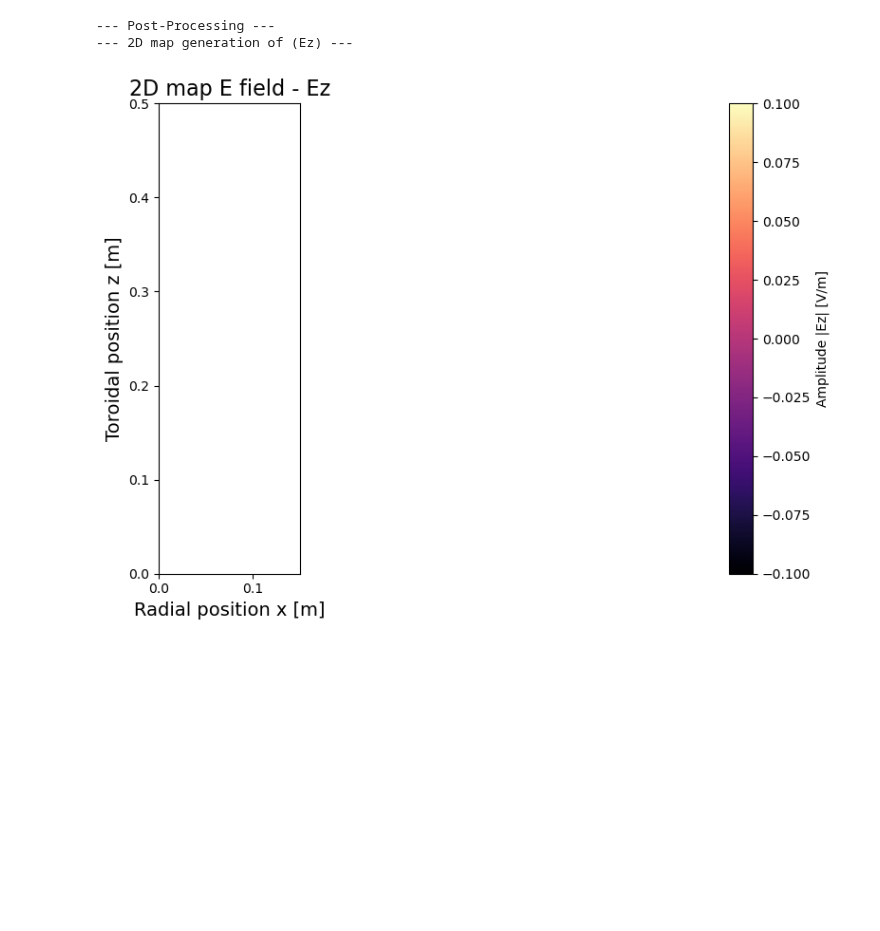
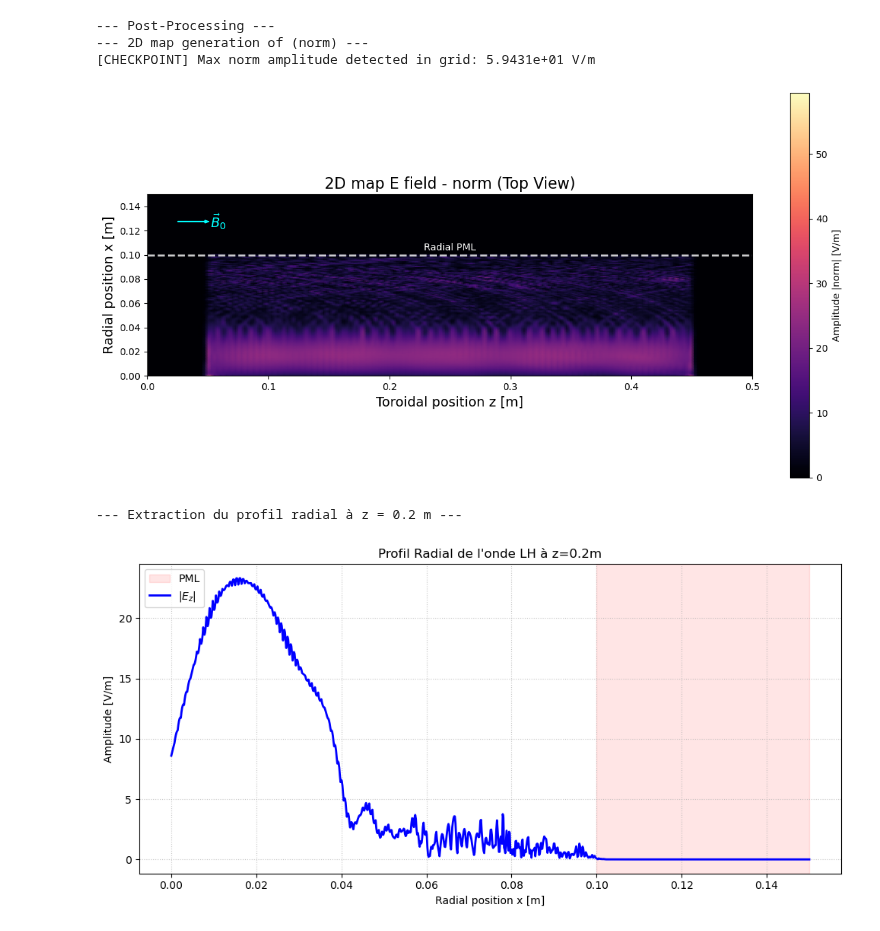
Before and after one commit to RemiBellon/LH_coupling_code_remi, a Jupyter notebook: 2D_coupling_infty_y/main_jupyter_2D_coupling.ipynb, the cells around one changed output. Saved outputs shown, nothing was run; the diff lists cells and outputs as text; code cells hidden in the pictures; blank space fills up the shorter version.

Commit message:
Solver ok, Post pro ok bizarre sur les résultats en fonction du maillage

```diff
--- a/2D_coupling_infty_y/main_jupyter_2D_coupling.ipynb
+++ b/2D_coupling_infty_y/main_jupyter_2D_coupling.ipynb
@@ -45,10 +45,13 @@ Degrees of freedom: 60903
 # %%
 # 3. Post processing
 print("--- Post-Processing ---")
-my_pp.plot_2d_map(solver, component ='Ez', resolution=150)
+my_pp.plot_2d_map(solver, component ='norm', resolution=200)
 z_mid = cfg.DOMAIN['Lz_plasma'] / 2.0
-# my_pp.plot_radial_profile(solver, z_target=z_mid)
+my_pp.plot_radial_profile(solver, z_target=z_mid)
 # %% [output]
 --- Post-Processing ---
---- 2D map generation of (Ez) ---
+--- 2D map generation of (norm) ---
+[CHECKPOINT] Max norm amplitude detected in grid: 5.9431e+01 V/m
-[figure, old version]
+[figure, new version]
+--- Extraction du profil radial à z = 0.2 m ---
+[figure, added]
```
Also changed, not shown: parts of 1 cell of this notebook, 5 other files.
